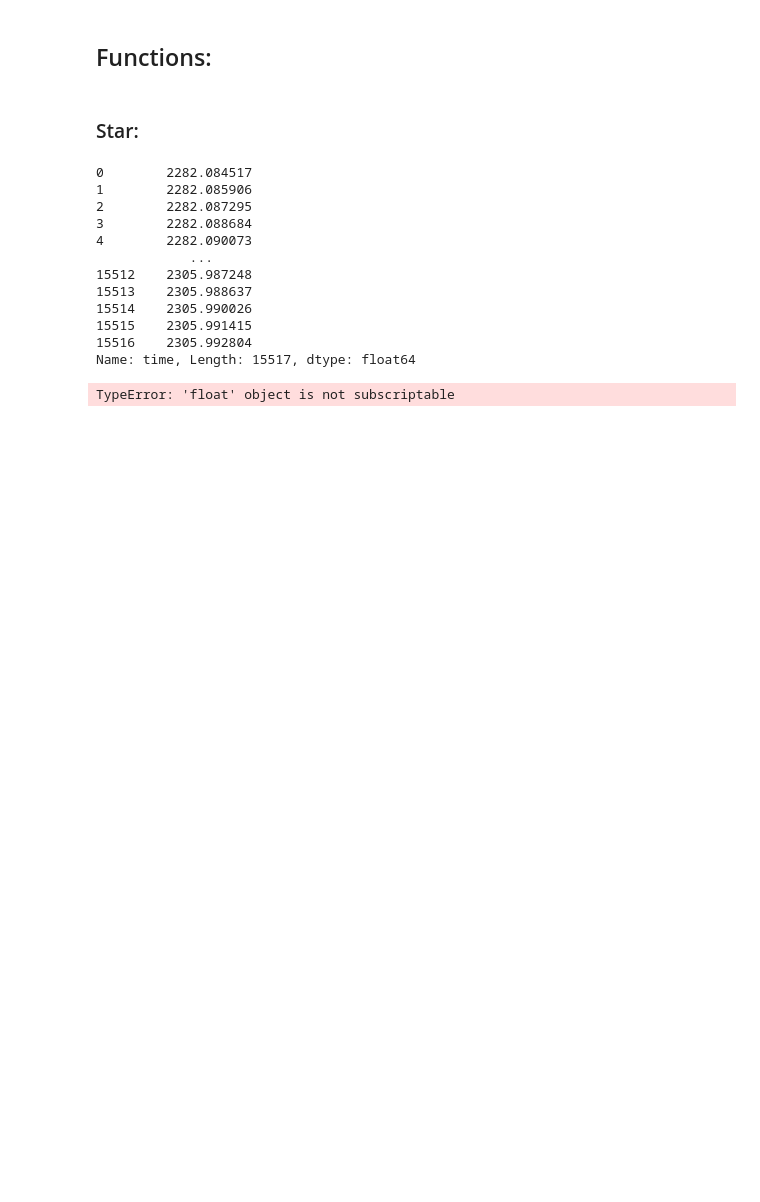
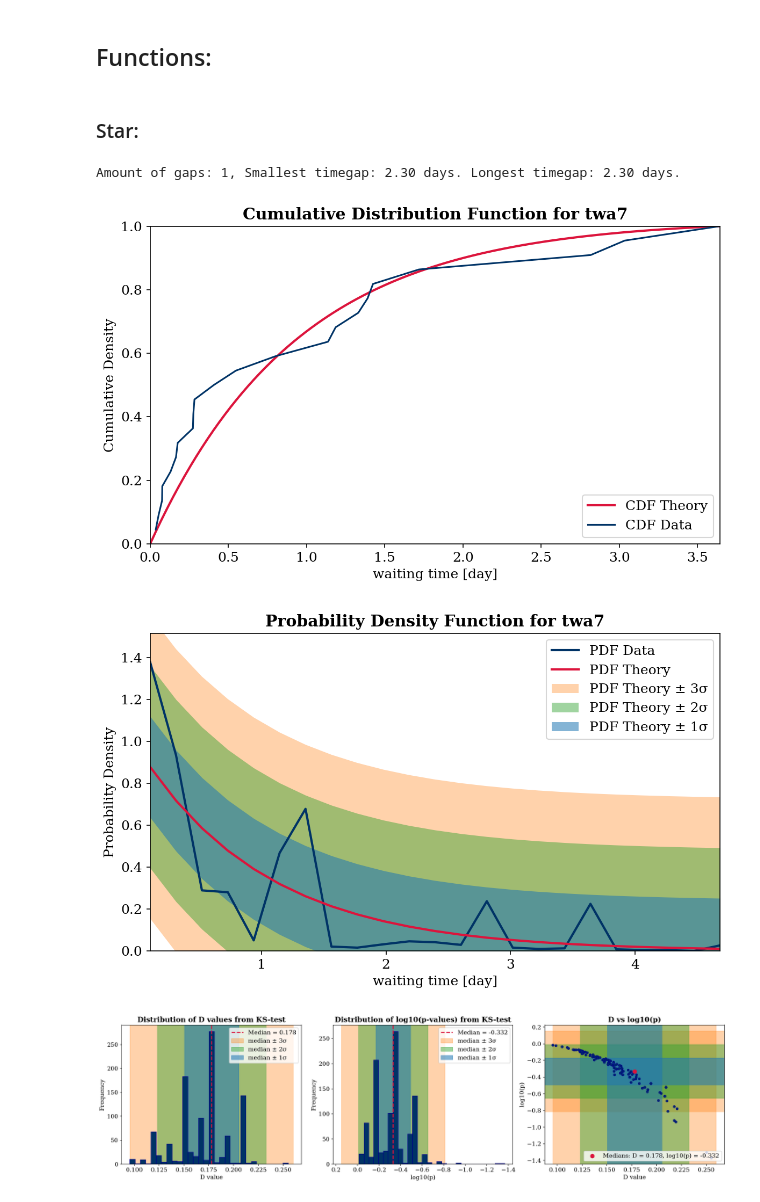
Before and after one commit to CHindriks/MasterProject, a Jupyter notebook: Notebooks/PDF & CDF & KS-Test Calculator.ipynb, the cells around one changed output. Saved outputs shown, nothing was run; the diff lists cells and outputs as text; code cells hidden in the pictures; blank space fills up the shorter version.

Commit message:
Finalized PDF & CDF & KS-Test Calculator

```diff
--- a/Notebooks/PDF & CDF & KS-Test Calculator.ipynb
+++ b/Notebooks/PDF & CDF & KS-Test Calculator.ipynb
@@ -739,24 +886,26 @@ def statistics(waiting_time_list, t_gaps_start, total_observing_time, number_of_
 # %%
 star_name = 'twa7'
 flare_data_path = "../Data & Results/twa7/twa7_processed_data/twa7_flares.csv"
-observation_time_path = "../Data & Results/twa7/twa7_processed_data/twa7_times.txt"
+observation_time_paths = ["../Data & Results/twa7/twa7_processed_data/twa7_times.txt"]
+
+# star_name = 'hip67522'
+# flare_data_path = "../Data & Results/hip67522/data/hip67522_flares.csv"
+# observation_time_paths = ["../Data & Results/hip67522/data/tess_hip67522_11.fits",
+#                          "../Data & Results/hip67522/data/tess_hip67522_38.fits",
+#                          "../Data & Results/hip67522/data/tess_hip67522_64.fits"]
+
+number_of_simulations = 1000
+stacked = False
+plot = True
+binsize = 0.2
 # %%
-flare_data = pd.read_csv(flare_data_path)
-flaring_times = flare_data['tstart']
+total_observing_time, time_index, time_gaps, t_gaps_start, t_gaps_end, mfr, t_flares = info_prepper(star_name, flare_data_path, observation_time_paths)
 
-observational_times = pd.read_csv(observation_time_path)
+waiting_time_list, number_of_flares_list = waiting_time_calculator(number_of_simulations, t_gaps_start, t_gaps_end, mfr, t_flares, stacked)
+
+D_values_mean, p_values_mean, D_values_median, p_values_median, D_values, p_values = statistics(waiting_time_list, t_gaps_start, total_observing_time, number_of_flares_list, plot, stacked, binsize)
+# %% [output]
+Amount of gaps: 1, Smallest timegap: 2.30 days. Longest timegap: 2.30 days.
+[figure, added]
+[figure, added]
+[figure, added]
-# %%
-print(observational_times['time'])
-# %% [output]
-0        2282.084517
-1        2282.085906
-2        2282.087295
-3        2282.088684
-4        2282.090073
-            ...
-15512    2305.987248
-15513    2305.988637
-15514    2305.990026
-15515    2305.991415
-15516    2305.992804
-Name: time, Length: 15517, dtype: float64
@@ -814,4 +911,0 @@ def Find_gaps(time):
-# %%
-time_index, time_gaps, start_time, end_time = Find_gaps(observational_times['time'])
-# %% [output]
-TypeError: 'float' object is not subscriptable
```
Also changed, not shown: parts of 3 cells of this notebook.
